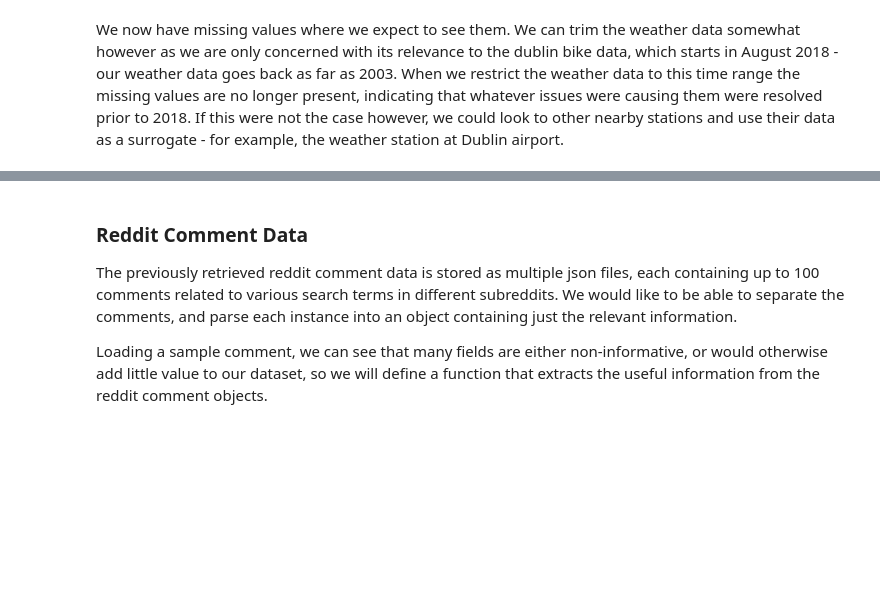
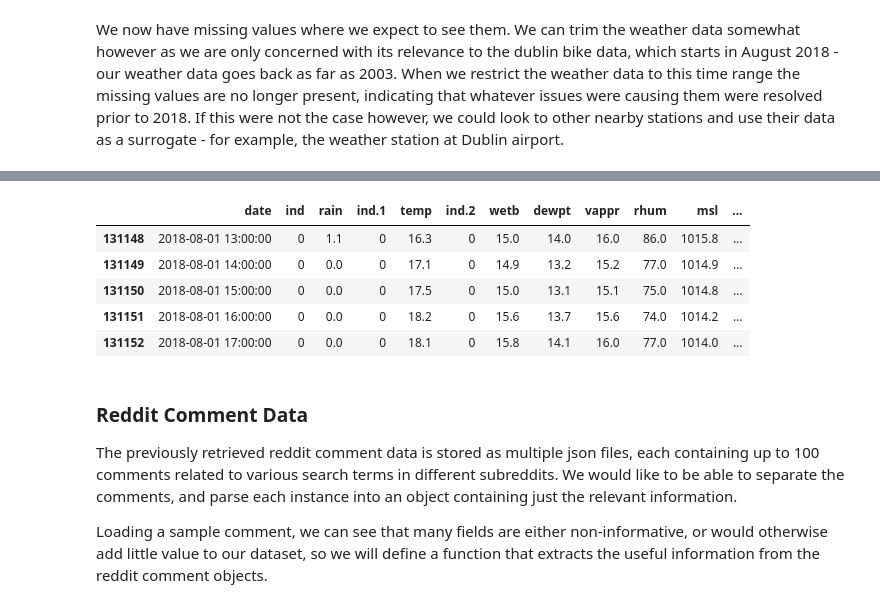
Before and after one commit to step-hen-burke/CA2, a Jupyter notebook: data_processing.ipynb, the cells around one changed output, grey strips where cells are left out. Drawn from its saved outputs; the diff is of its cells as text; code cells hidden in the pictures; blank space fills up the shorter version.

Commit message:
Feature engineering & joining weather and population datasets

```diff
--- a/data_processing.ipynb
+++ b/data_processing.ipynb
@@ -653,9 +682,19 @@ dtype: int64
 # %% [markdown]
 We now have missing values where we expect to see them. We can trim the weather data somewhat however as we are only concerned with its relevance to the dublin bike data, which starts in August 2018 - our weather data goes back as far as 2003. When we restrict the weather data to this time range the missing values are no longer present, indicating that whatever issues were causing them were resolved prior to 2018.
 If this were not the case however, we could look to other nearby stations and use their data as a surrogate - for example, the weather station at Dublin airport.
+# %%
+weather_df['year'] = weather_df['date'].dt.year
+weather_df['day_of_week'] = weather_df['date'].dt.dayofweek
+weather_df['day_of_week_name'] = weather_df['date'].dt.day_name()
+weather_df['month'] = weather_df['date'].dt.month
+weather_df['month_name'] = weather_df['date'].dt.month_name()
+weather_df['day_of_month'] = weather_df['date'].dt.day
+weather_df['hour_of_day'] = weather_df['date'].dt.hour
 # %%
-minimum_dbike_datetime = np.min(dublin_bike_df['TIME'])
+minimum_dbike_datetime = np.min(dublin_bike_df['time'])
 
 weather_df_trimmed = weather_df[weather_df['date'] >= minimum_dbike_datetime]
-weather_df_trimmed.isna().sum()
+print(weather_df_trimmed.isna().sum())
+
+weather_df_trimmed.head()
 # %% [output]
@@ -673 +719,7 @@ msl      0
 dtype: int64
+|  | date | ind | rain | ind.1 | temp | ind.2 | wetb | dewpt | vappr | rhum | msl | ... |
+| 131148 | 2018-08-01 13:00:00 | 0 | 1.1 | 0 | 16.3 | 0 | 15.0 | 14.0 | 16.0 | 86.0 | 1015.8 | ... |
+| 131149 | 2018-08-01 14:00:00 | 0 | 0.0 | 0 | 17.1 | 0 | 14.9 | 13.2 | 15.2 | 77.0 | 1014.9 | ... |
+| 131150 | 2018-08-01 15:00:00 | 0 | 0.0 | 0 | 17.5 | 0 | 15.0 | 13.1 | 15.1 | 75.0 | 1014.8 | ... |
+| 131151 | 2018-08-01 16:00:00 | 0 | 0.0 | 0 | 18.2 | 0 | 15.6 | 13.7 | 15.6 | 74.0 | 1014.2 | ... |
+| 131152 | 2018-08-01 17:00:00 | 0 | 0.0 | 0 | 18.1 | 0 | 15.8 | 14.1 | 16.0 | 77.0 | 1014.0 | ... |
```
Also changed, not shown: parts of 44 cells of this notebook.
